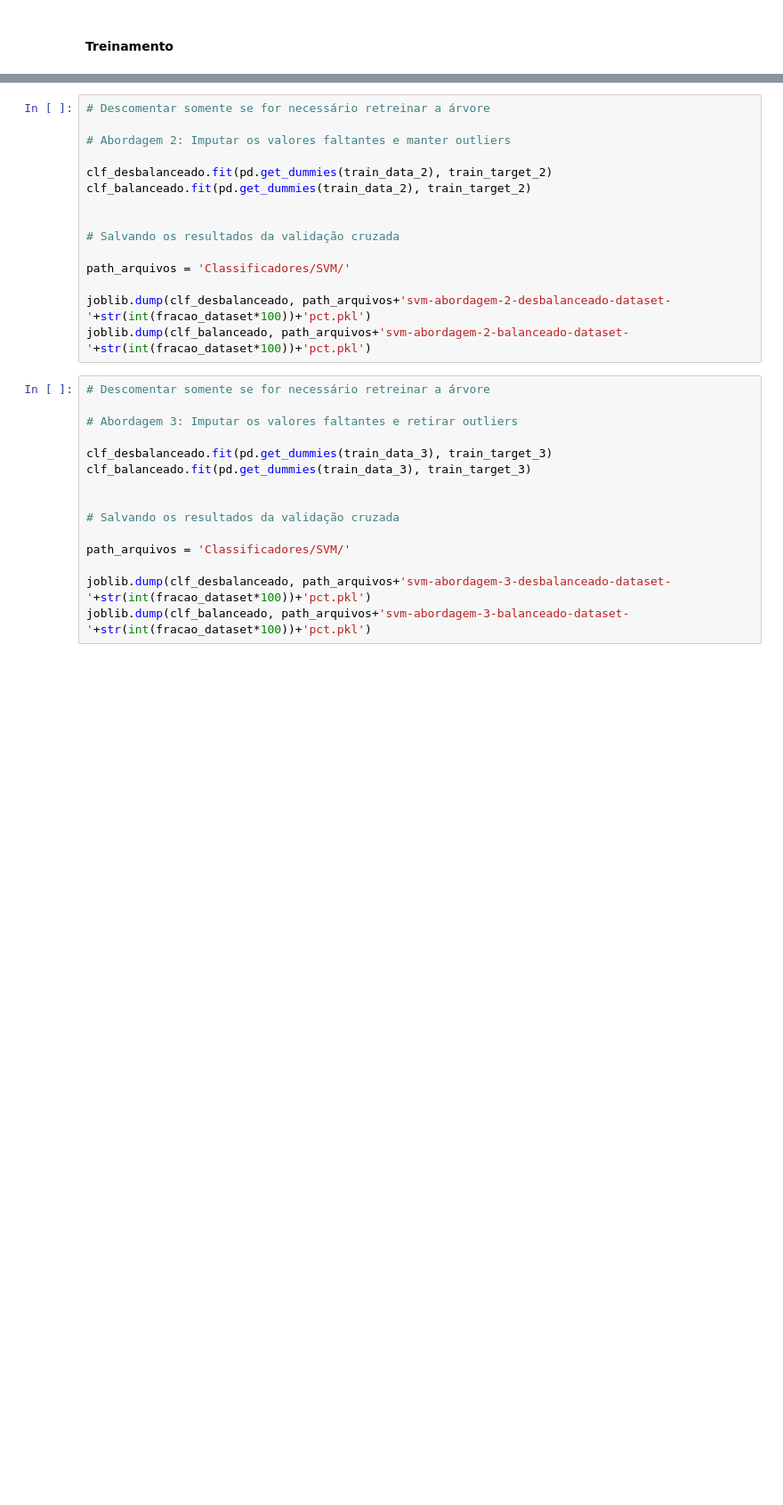
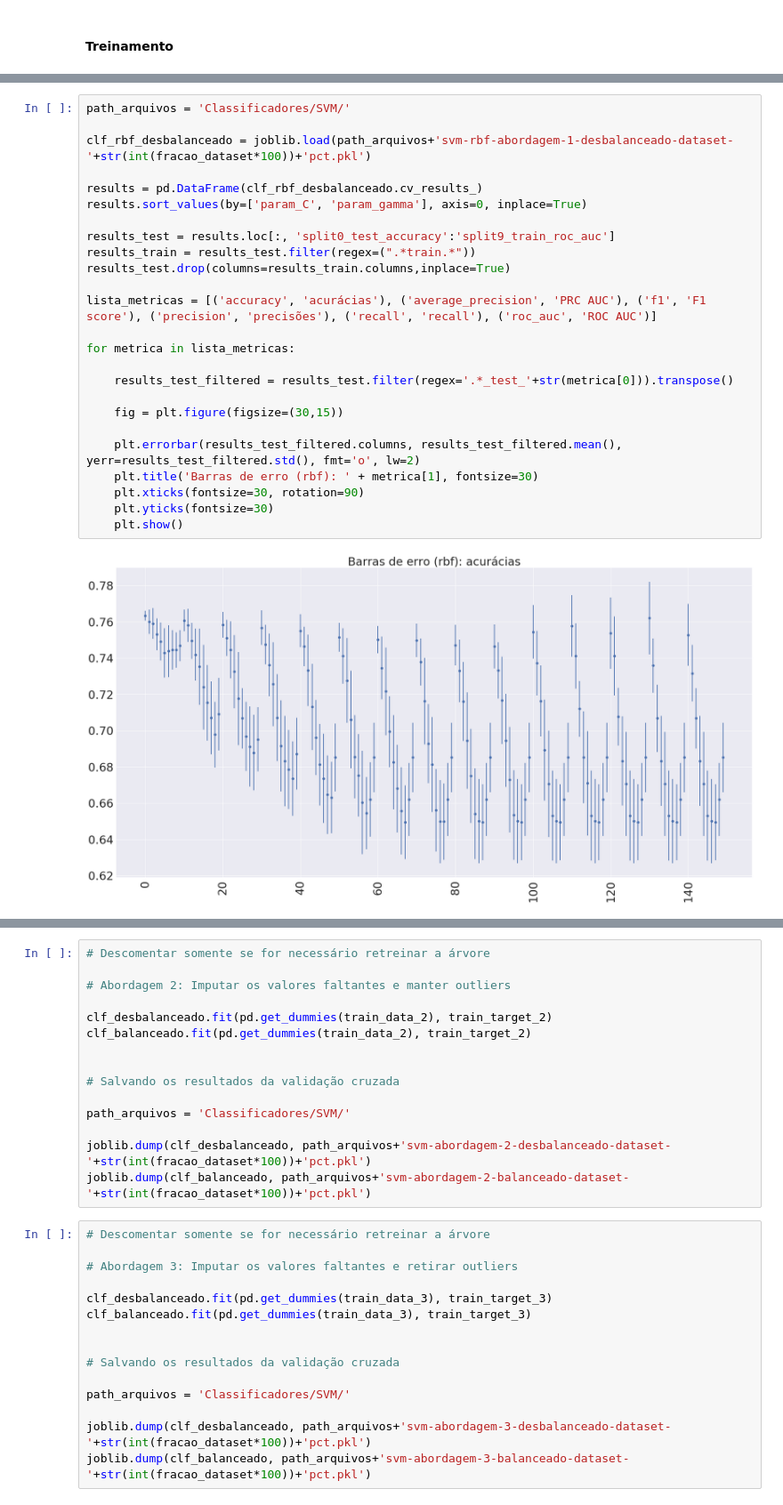
Before and after one commit to gustavo-mn/adult-dataset, a Jupyter notebook: SVM.ipynb, the cells around one changed output, grey strips where cells are left out. Shown at 89% size. Drawn from its saved outputs; the diff is of its cells as text; blank space fills up the shorter version.

Commit message:
Treino do SVM para a abordagem 1.

```diff
--- a/SVM.ipynb
+++ b/SVM.ipynb
@@ -191,0 +205,27 @@ joblib.dump(svm_desbalanceado, path_arquivos+'svm-abordagem-1-desbalanceado-data
+# %%
+path_arquivos = 'Classificadores/SVM/'
+
+clf_rbf_desbalanceado = joblib.load(path_arquivos+'svm-rbf-abordagem-1-desbalanceado-dataset-'+str(int(fracao_dataset*100))+'pct.pkl')
+
+results = pd.DataFrame(clf_rbf_desbalanceado.cv_results_)
+results.sort_values(by=['param_C', 'param_gamma'], axis=0, inplace=True)
+
+results_test = results.loc[:, 'split0_test_accuracy':'split9_train_roc_auc']
+results_train = results_test.filter(regex=(".*train.*"))
+results_test.drop(columns=results_train.columns,inplace=True)
+
+lista_metricas = [('accuracy', 'acurácias'), ('average_precision', 'PRC AUC'), ('f1', 'F1 score'), ('precision', 'precisões'), ('recall', 'recall'), ('roc_auc', 'ROC AUC')]
+
+for metrica in lista_metricas:
+
+    results_test_filtered = results_test.filter(regex='.*_test_'+str(metrica[0])).transpose()
+
+    fig = plt.figure(figsize=(30,15))
+
+    plt.errorbar(results_test_filtered.columns, results_test_filtered.mean(), yerr=results_test_filtered.std(), fmt='o', lw=2)
+    plt.title('Barras de erro (rbf): ' + metrica[1], fontsize=30)
+    plt.xticks(fontsize=30, rotation=90)
+    plt.yticks(fontsize=30)
+    plt.show()
+# %% [output]
+[figure, added]
```
Also changed, not shown: parts of 5 cells of this notebook, 3 other files.
